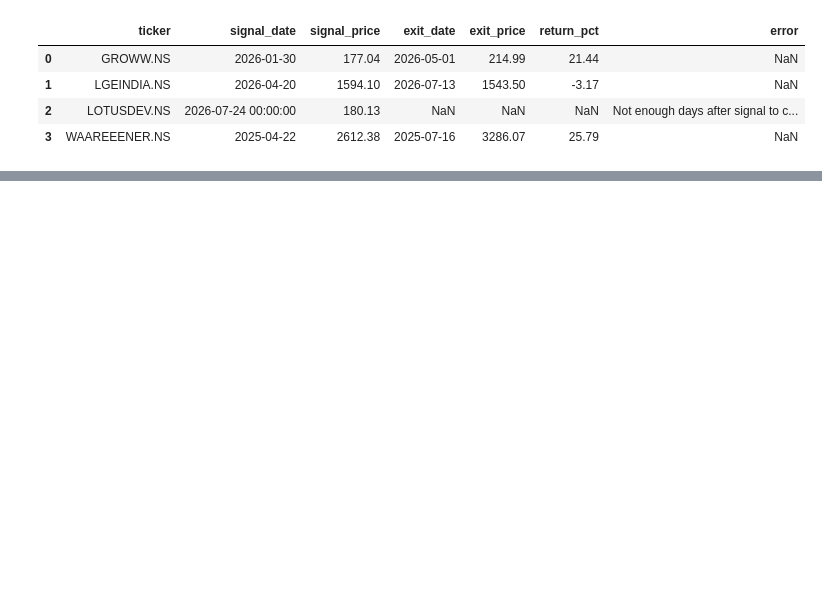
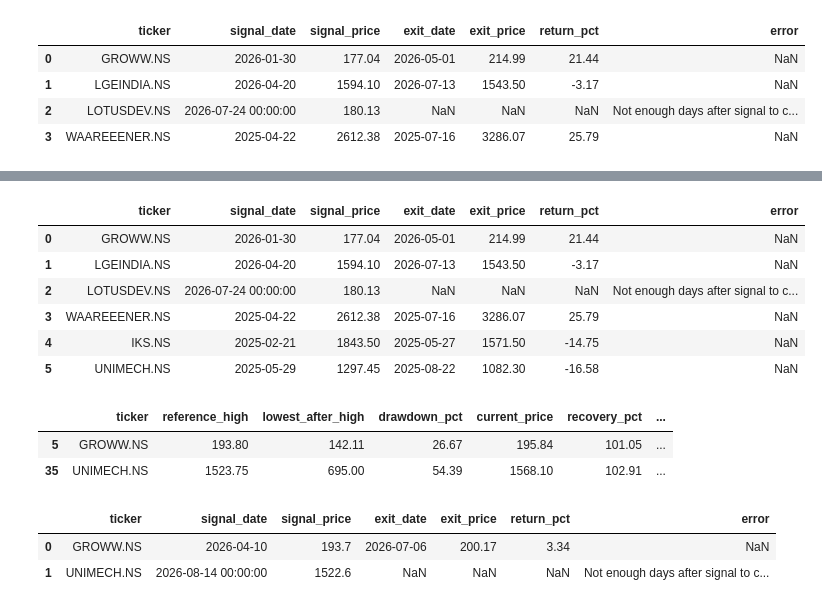
Before and after one commit to kartik-86/Equity-Signal, a Jupyter notebook: notebooks/01_explore_data.ipynb, the cells around one changed output, grey strips where cells are left out. Drawn from its saved outputs; the diff is of its cells as text; code cells hidden in the pictures; blank space fills up the shorter version.

```diff
--- a/notebooks/01_explore_data.ipynb
+++ b/notebooks/01_explore_data.ipynb
@@ -245,7 +245,7 @@ signal_date, signal_price
 # %% [output]
 (Timestamp('2026-04-20 00:00:00'), np.float64(1594.0999755859375))
 # %%
-holding_period = 90  # trading days after signal
+holding_period = 60  # trading days after signal
 
 # Find the position of the signal date in the data
 signal_position = data.index.get_loc(signal_date)
@@ -334,0 +401,35 @@ backtest_df.to_csv("../data/backtest_results.csv", index=False)
+# %%
+signaled_tickers = ["GROWW.NS", "LGEINDIA.NS", "LOTUSDEV.NS", "WAAREEENER.NS", "IKS.NS", "UNIMECH.NS"]
+
+backtest_results = [backtest_signal(t) for t in signaled_tickers]
+backtest_df = pd.DataFrame(backtest_results)
+backtest_df
+# %% [output]
+|  | ticker | signal_date | signal_price | exit_date | exit_price | return_pct | error |
+| 0 | GROWW.NS | 2026-01-30 | 177.04 | 2026-05-01 | 214.99 | 21.44 | NaN |
+| 1 | LGEINDIA.NS | 2026-04-20 | 1594.10 | 2026-07-13 | 1543.50 | -3.17 | NaN |
+| 2 | LOTUSDEV.NS | 2026-07-24 00:00:00 | 180.13 | NaN | NaN | NaN | Not enough days after signal to c... |
+| 3 | WAAREEENER.NS | 2025-04-22 | 2612.38 | 2025-07-16 | 3286.07 | 25.79 | NaN |
+| 4 | IKS.NS | 2025-02-21 | 1843.50 | 2025-05-27 | 1571.50 | -14.75 | NaN |
+| 5 | UNIMECH.NS | 2025-05-29 | 1297.45 | 2025-08-22 | 1082.30 | -16.58 | NaN |
+# %%
+all_signals_hightouch = [check_signal(t, min_retracement=95, max_retracement=130) for t in combined_tickers]
+all_signals_hightouch_df = pd.DataFrame(all_signals_hightouch)
+all_signals_hightouch_df[all_signals_hightouch_df["signal"] == "SETUP DETECTED"]
+# %% [output]
+|  | ticker | reference_high | lowest_after_high | drawdown_pct | current_price | recovery_pct | ... |
+| 5 | GROWW.NS | 193.80 | 142.11 | 26.67 | 195.84 | 101.05 | ... |
+| 35 | UNIMECH.NS | 1523.75 | 695.00 | 54.39 | 1568.10 | 102.91 | ... |
+# %%
+hightouch_tickers = ["GROWW.NS", "UNIMECH.NS"]
+
+backtest_hightouch = [
+    backtest_signal(t, min_retracement=95, max_retracement=130)
+    for t in hightouch_tickers
+]
+backtest_hightouch_df = pd.DataFrame(backtest_hightouch)
+backtest_hightouch_df
+# %% [output]
+|  | ticker | signal_date | signal_price | exit_date | exit_price | return_pct | error |
+| 0 | GROWW.NS | 2026-04-10 | 193.7 | 2026-07-06 | 200.17 | 3.34 | NaN |
+| 1 | UNIMECH.NS | 2026-08-14 00:00:00 | 1522.6 | NaN | NaN | NaN | Not enough days after signal to c... |
```
Also changed, not shown: parts of 3 cells of this notebook, 1 other file.
